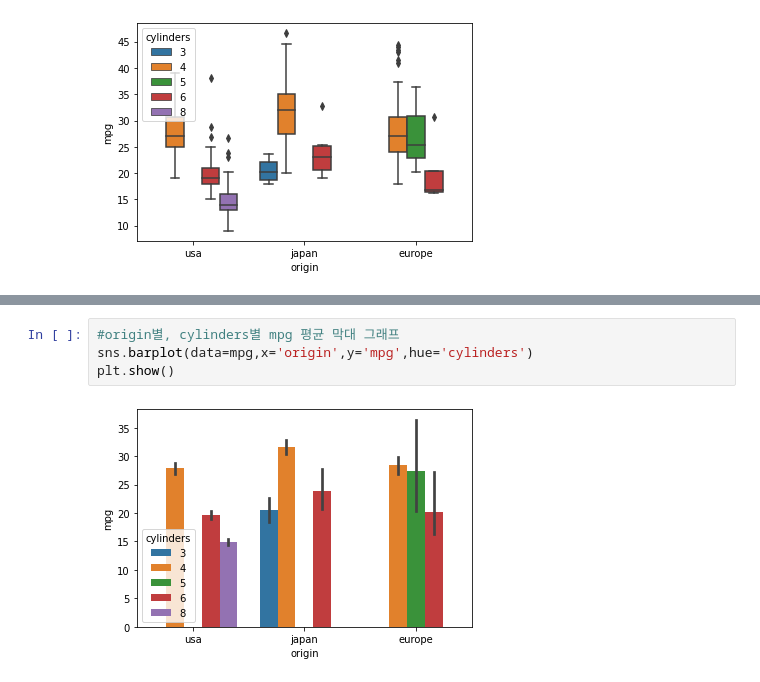
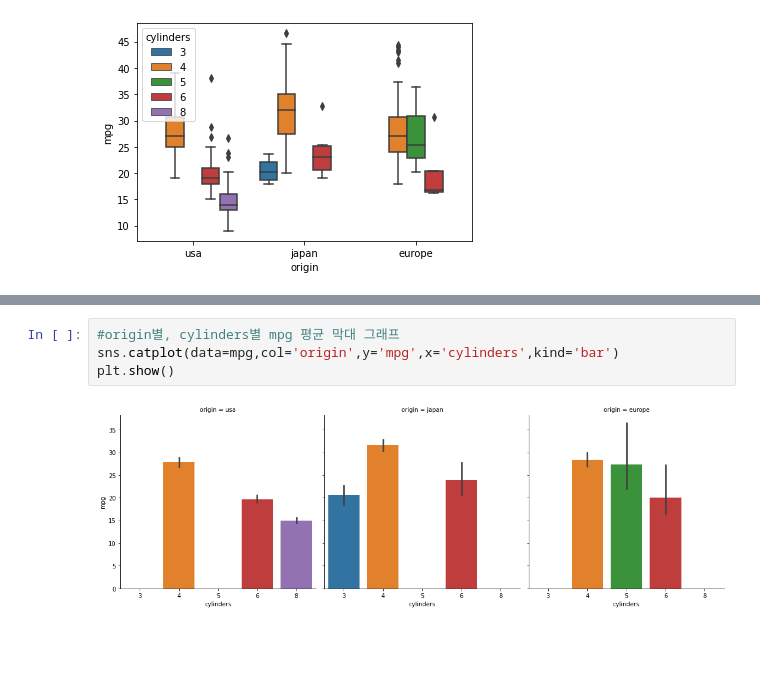
Before and after one commit to ByeonJuHwan/PythonStudy, a Jupyter notebook: py23_mpg.ipynb, the cells around one changed output, grey strips where cells are left out. Cells and saved outputs as stored; diff of their text form; blank space fills up the shorter version.

```diff
--- a/py23_mpg.ipynb
+++ b/py23_mpg.ipynb
@@ -64,6 +81,6 @@ plt.show()
 # %%
 #origin별, cylinders별 mpg 평균 막대 그래프
-sns.barplot(data=mpg,x='origin',y='mpg',hue='cylinders')
+sns.catplot(data=mpg,col='origin',y='mpg',x='cylinders',kind='bar')
 plt.show()
 # %% [output]
-[figure, old version]
+[figure, new version]
```
Also changed, not shown: parts of 5 cells of this notebook.
